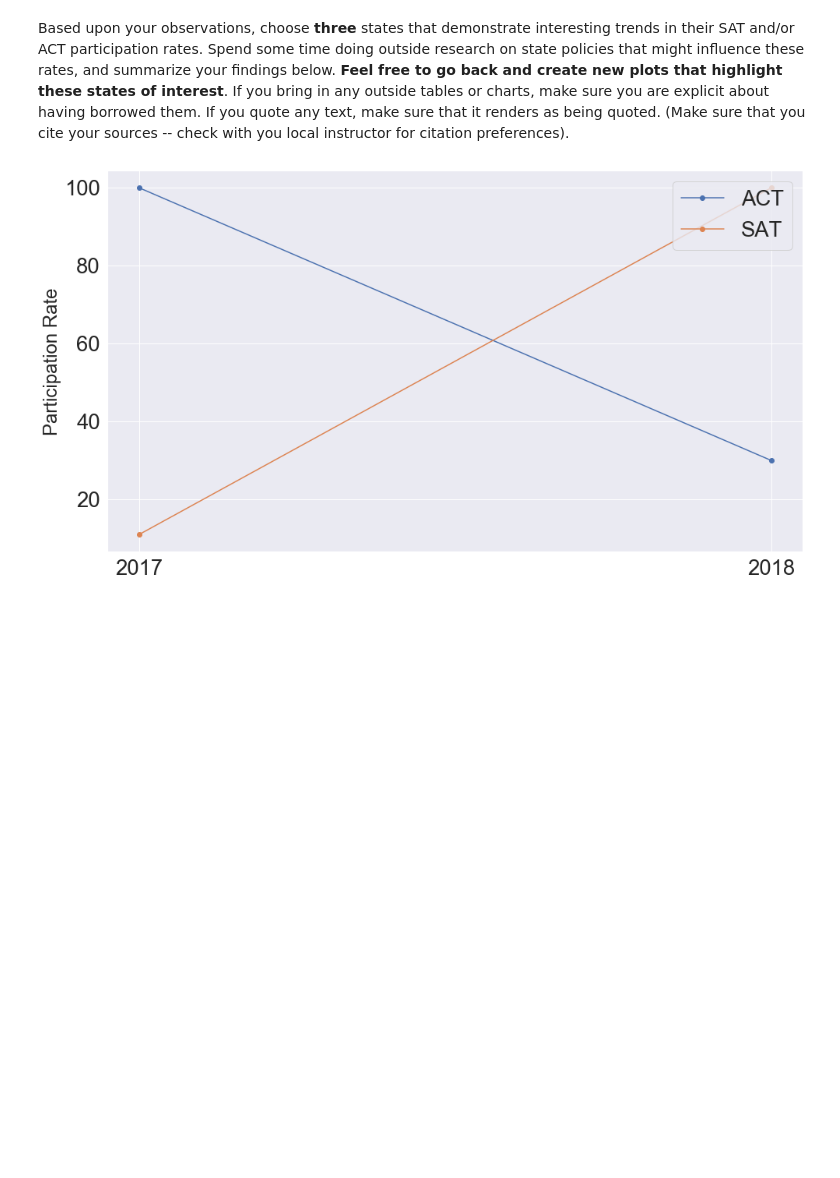
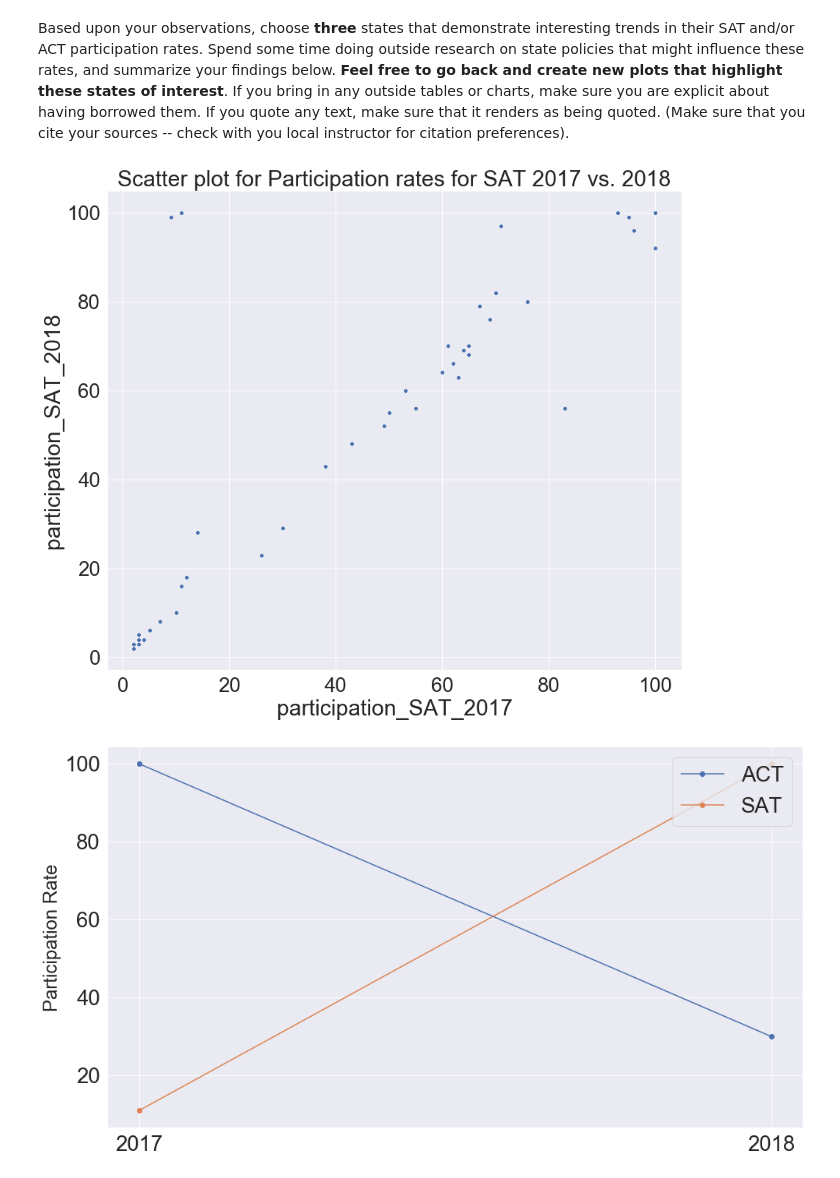
Before and after one commit to jocelynpok29/dsiprojects, a Jupyter notebook: project_1/code/starter-code_updated.ipynb, the cells around one changed output. Saved outputs shown, nothing was run; the diff lists cells and outputs as text; code cells hidden in the pictures; blank space fills up the shorter version.

```diff
--- a/project_1/code/starter-code_updated.ipynb
+++ b/project_1/code/starter-code_updated.ipynb
@@ -1192,4 +1210,12 @@ To do comparison, data drilling down to the individual student level might be us
 ## Outside Research
 # %% [markdown]
 Based upon your observations, choose **three** states that demonstrate interesting trends in their SAT and/or ACT participation rates. Spend some time doing outside research on state policies that might influence these rates, and summarize your findings below. **Feel free to go back and create new plots that highlight these states of interest**. If you bring in any outside tables or charts, make sure you are explicit about having borrowed them. If you quote any text, make sure that it renders as being quoted. (Make sure that you cite your sources -- check with you local instructor for citation preferences).
+# %%
+# State of interest 1: Colorado
+sns.set(rc={'figure.figsize':(14,12)}, font_scale=2.5)
+sns.scatterplot(x='participation_SAT_2017', y='participation_SAT_2018',data=sat_act_2017_2018_merge)
+plt.title('Scatter plot for Participation rates for SAT 2017 vs. 2018')
+plt.show()
+# %% [output]
+[figure, added]
 # %%
```
Also changed, not shown: parts of 14 cells of this notebook.
